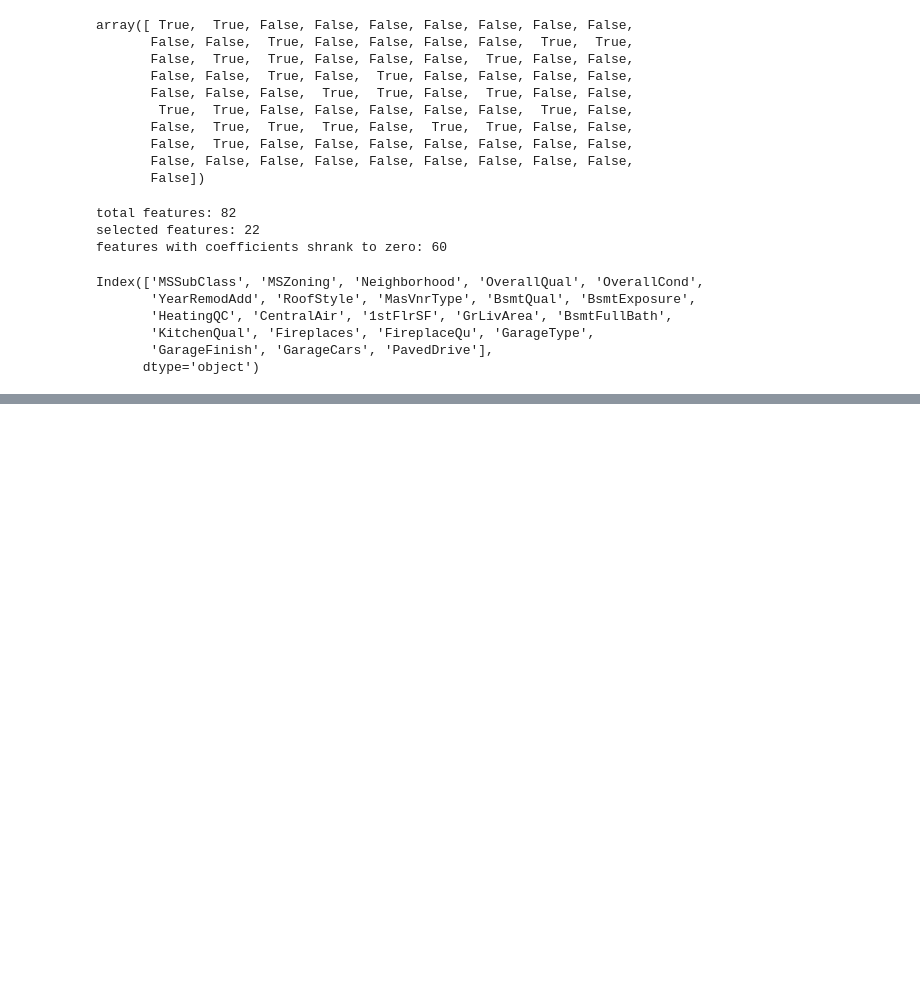
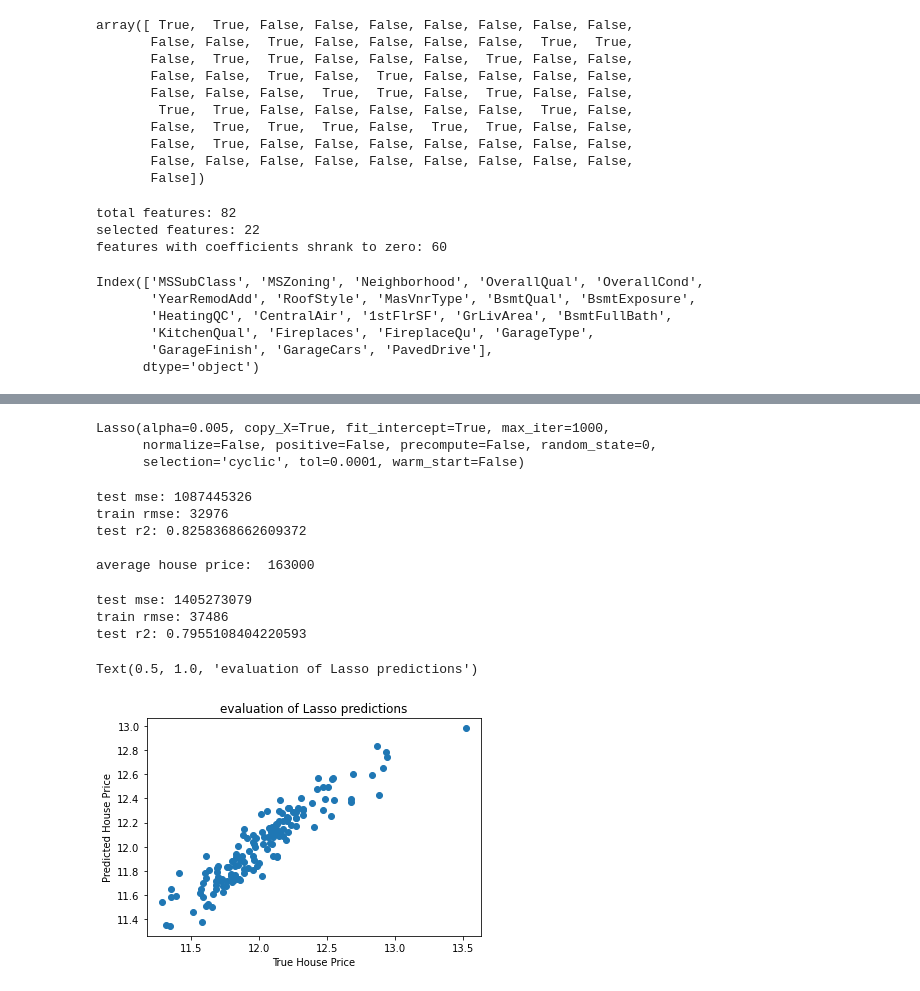
Before and after one commit to TottiPuc/Machine_learning, a Jupyter notebook: deploymentML.ipynb, the cells around one changed output, grey strips where cells are left out. Saved outputs shown, nothing was run; the diff lists cells and outputs as text; code cells hidden in the pictures; blank space fills up the shorter version.

Commit message:
model building

```diff
--- a/deploymentML.ipynb
+++ b/deploymentML.ipynb
@@ -676,0 +701,46 @@ pd.Series(selected_features).to_csv('selected_features.csv', index=False)
+# %%
+#Regularised linear regression:Lasso
+lin_model=Lasso(alpha=0.005, random_state=0)
+#train model
+lin_model.fit(X_train,y_train)
+# %% [output]
+Lasso(alpha=0.005, copy_X=True, fit_intercept=True, max_iter=1000,
+      normalize=False, positive=False, precompute=False, random_state=0,
+      selection='cyclic', tol=0.0001, warm_start=False)
+# %%
+#Evaluate the model
+#in order to get the true performance of the lasso, need to transform both the target and the predictions back to the original house prices values
+#make predictions for train set
+pred = lin_model.predict(X_train)
+#determine mse and rmse
+print('test mse: {}'.format(int(mean_squared_error(np.exp(y_train),np.exp(pred)))))
+print('train rmse: {}'.format(int(sqrt(mean_squared_error(np.exp(y_train),np.exp(pred))))))
+print('test r2: {}'.format(r2_score(np.exp(y_train),np.exp(pred))))
+print()
+print('average house price: ', int(np.exp(y_train).median()))
+# %% [output]
+test mse: 1087445326
+train rmse: 32976
+test r2: 0.8258368662609372
+
+average house price:  163000
+# %%
+#make predictions for test set
+pred = lin_model.predict(X_test)
+#determine mse and rmse
+print('test mse: {}'.format(int(mean_squared_error(np.exp(y_test),np.exp(pred)))))
+print('train rmse: {}'.format(int(sqrt(mean_squared_error(np.exp(y_test),np.exp(pred))))))
+print('test r2: {}'.format(r2_score(np.exp(y_test),np.exp(pred))))
+# %% [output]
+test mse: 1405273079
+train rmse: 37486
+test r2: 0.7955108404220593
+# %%
+#evaluating the predictions respect to the real sale price
+plt.scatter(y_test,lin_model.predict(X_test))
+plt.xlabel('True House Price')
+plt.ylabel('Predicted House Price')
+plt.title('evaluation of Lasso predictions')
+# %% [output]
+Text(0.5, 1.0, 'evaluation of Lasso predictions')
+[figure, added]
```
Also changed, not shown: parts of 12 cells of this notebook.
